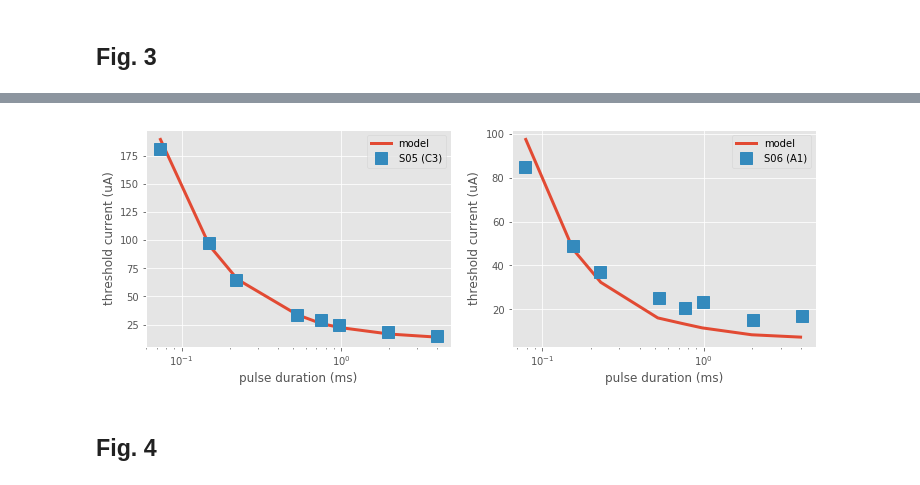
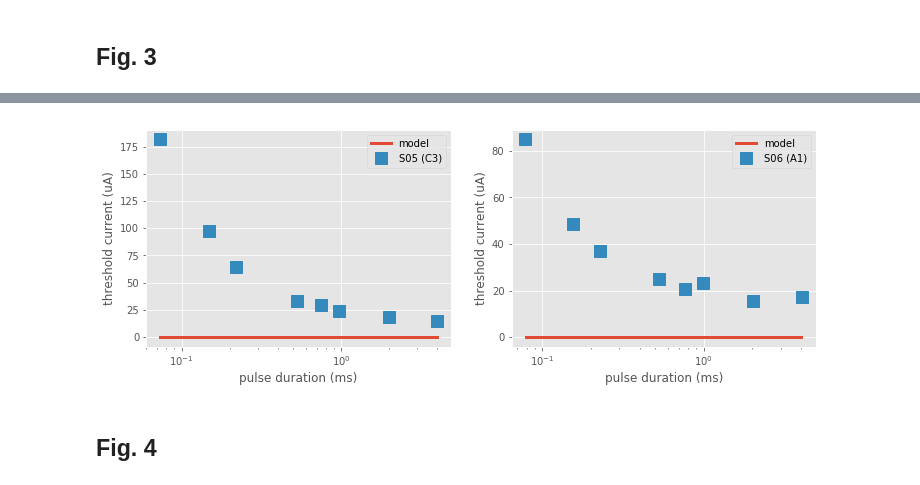
Before and after one commit to mbeyeler/pulse2percept, a Jupyter notebook: examples/notebooks/3.0-horsager-2009-figs.ipynb, the cells around one changed output, grey strips where cells are left out. Cells and saved outputs as stored; diff of their text form; code cells hidden in the pictures.

Commit message:
refactor TemporalModel as base class; add Nanduri2012 model as derived class

```diff
--- a/examples/notebooks/3.0-horsager-2009-figs.ipynb
+++ b/examples/notebooks/3.0-horsager-2009-figs.ipynb
@@ -10,5 +76,6 @@ plt.style.use('ggplot')
 # %%
-def plot_panel(model, data, dlabel=None, xlabel=None, ylabel=None, title=None, is_semilogx=False):
+def plot_panel(model, data, dlabel=None, xlabel=None, ylabel=None,
+               title=None, is_semilogx=False):
     if not dlabel:
         dlabel = 'data'
 
@@ -29,3 +150,9 @@ def plot_panel(model, data, dlabel=None, xlabel=None, ylabel=None, title=None, i
+# %%
+tsample = 5e-6
+thresh = HorsagerModel(tsample, 0.42 / 1000, 45.25 / 1000,
+                       26.25 / 1000, 2.25, 3.43)
+supra = HorsagerModel(tsample, 0.42 / 1000, 45.91 / 1000,
+                      26.45 / 1000, 8.73, 0.83)
 # %% [markdown]
 ## Fig. 3
 # %%
@@ -49,3 +176,11 @@ fig3['S06']['pred'] = np.array([0.07892, 97.35058, 0.15514, 47.30943,
                                 0.23022, 32.31432, 0.51896, 16.12777,
                                 0.74122, 13.52930, 0.97902, 11.58534,
                                 1.98159, 8.45385, 3.97963, 7.38781]).reshape((-1, 2))
+# %%
+pdur = fig3['S05']['C3'][0, 0] / 1000
+amp = fig3['S05']['C3'][0, 1]
+pt = p2p.stimuli.PulseTrain(tsample, freq=1, amp=amp,
+                            pulse_dur=pdur, interphase_dur=pdur)
+plt.plot(thresh.model_cascade(pt), label='at threshold')
+plt.plot(supra.model_cascade(pt), label='suprathreshold')
+plt.legend()
@@ -52,16 +193,28 @@ fig3['S06']['pred'] = np.array([0.07892, 97.35058, 0.15514, 47.30943,
 # %%
 plt.figure(figsize=(12, 4))
 plt.subplot(121)
-plot_panel(fig3['S05']['pred'], fig3['S05']['C3'], 'S05 (C3)',
+pred = []
+for pdur, amp in fig3['S05']['C3']:
+    pt = p2p.stimuli.PulseTrain(tsample, amp=amp, freq=1,
+                                pulse_dur=pdur / 1000.0,
+                                interphase_dur=pdur / 1000.0)
+    pred.append([pdur, thresh.model_cascade(pt).max()])
+plot_panel(np.array(pred), fig3['S05']['C3'], 'S05 (C3)',
            'pulse duration (ms)', 'threshold current (uA)',
            is_semilogx=True)
 
 plt.subplot(122)
-plot_panel(fig3['S06']['pred'], fig3['S06']['A1'], 'S06 (A1)',
+pred = []
+for pdur, amp in fig3['S06']['pred']:
+    pt = p2p.stimuli.PulseTrain(tsample, amp=amp, freq=1,
+                                pulse_dur=pdur / 1000.0,
+                                interphase_dur=pdur / 1000.0)
+    pred.append([pdur, thresh.model_cascade(pt).max()])
+plot_panel(np.array(pred), fig3['S06']['A1'], 'S06 (A1)',
            'pulse duration (ms)', 'threshold current (uA)',
            is_semilogx=True)
 # %% [output]
-[figure, old version]
+[figure, new version]
 # %% [markdown]
 ## Fig. 4
 # %%
```
Also changed, not shown: parts of 8 cells of this notebook, 3 other files.
